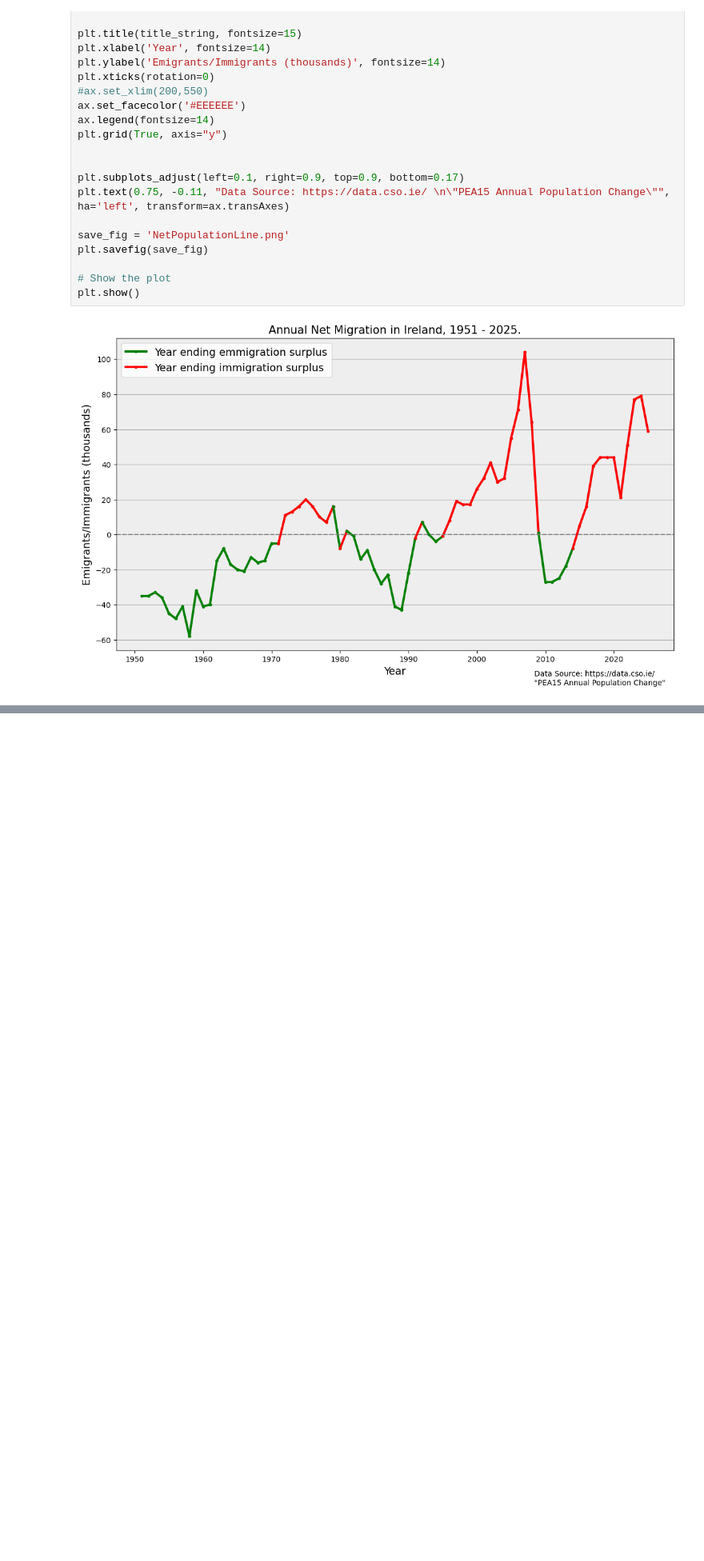
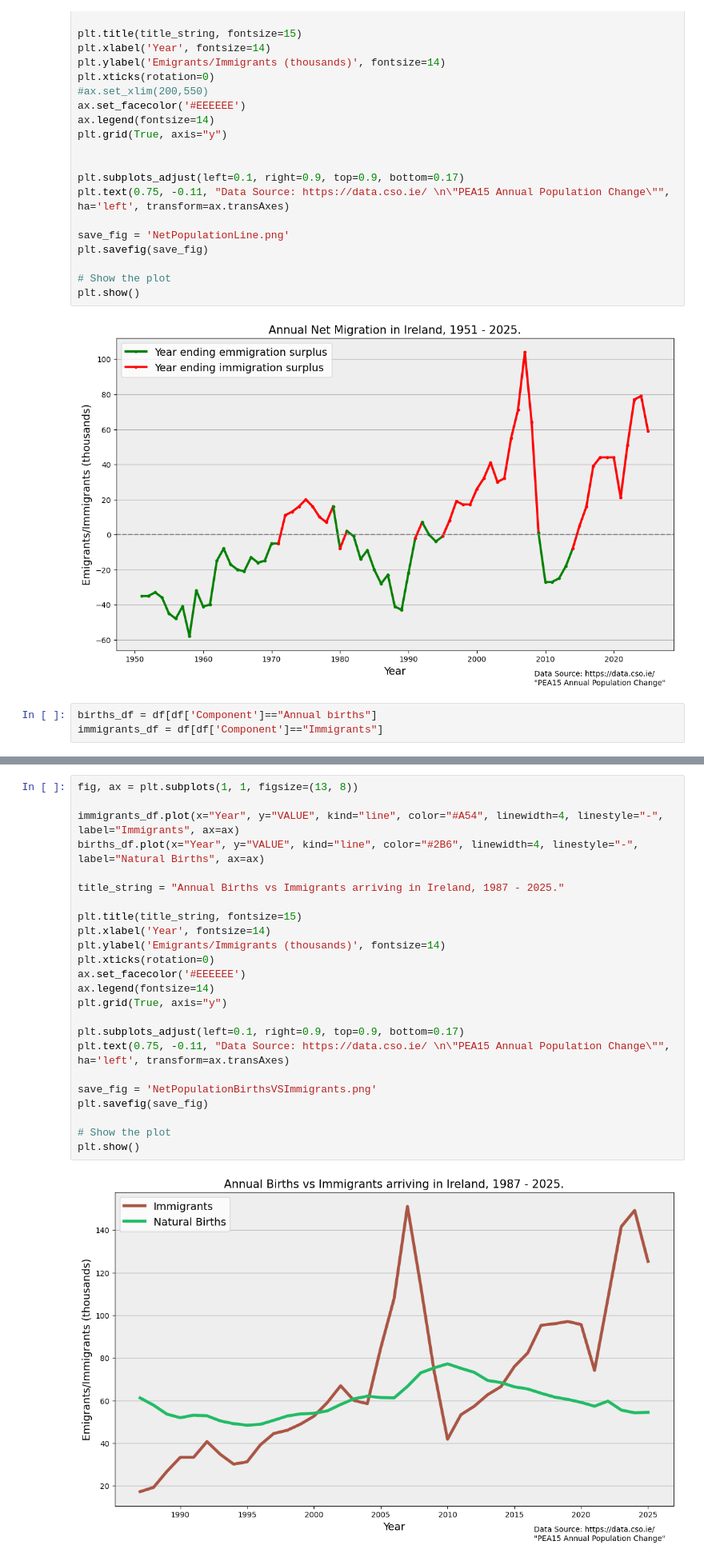
Before and after one commit to TJOD12/CSO-data, a Jupyter notebook: NetPopulationBook.ipynb, the cells around one changed output, grey strips where cells are left out. Shown at 80% size. Saved outputs shown, nothing was run; the diff lists cells and outputs as text; blank space fills up the shorter version.

Commit message:
Included Line graph of immigrants vs natural births

```diff
--- a/NetPopulationBook.ipynb
+++ b/NetPopulationBook.ipynb
@@ -85,3 +85,6 @@ plt.savefig(save_fig)
 plt.show()
 # %% [output]
 [figure]
+# %%
+births_df = df[df['Component']=="Annual births"]
+immigrants_df = df[df['Component']=="Immigrants"]
@@ -87,0 +106,26 @@ plt.show()
+# %%
+fig, ax = plt.subplots(1, 1, figsize=(13, 8))
+
+immigrants_df.plot(x="Year", y="VALUE", kind="line", color="#A54", linewidth=4, linestyle="-", label="Immigrants", ax=ax)
+births_df.plot(x="Year", y="VALUE", kind="line", color="#2B6", linewidth=4, linestyle="-", label="Natural Births", ax=ax)
+
+title_string = "Annual Births vs Immigrants arriving in Ireland, 1987 - 2025."
+
+plt.title(title_string, fontsize=15)
+plt.xlabel('Year', fontsize=14)
+plt.ylabel('Emigrants/Immigrants (thousands)', fontsize=14)
+plt.xticks(rotation=0)
+ax.set_facecolor('#EEEEEE')
+ax.legend(fontsize=14)
+plt.grid(True, axis="y")
+
+plt.subplots_adjust(left=0.1, right=0.9, top=0.9, bottom=0.17)
+plt.text(0.75, -0.11, "Data Source: https://data.cso.ie/ \n\"PEA15 Annual Population Change\"", ha='left', transform=ax.transAxes)
+
+save_fig = 'NetPopulationBirthsVSImmigrants.png'
+plt.savefig(save_fig)
+
+# Show the plot
+plt.show()
+# %% [output]
+[figure, added]
```
Also changed, not shown: parts of 1 cell of this notebook.
